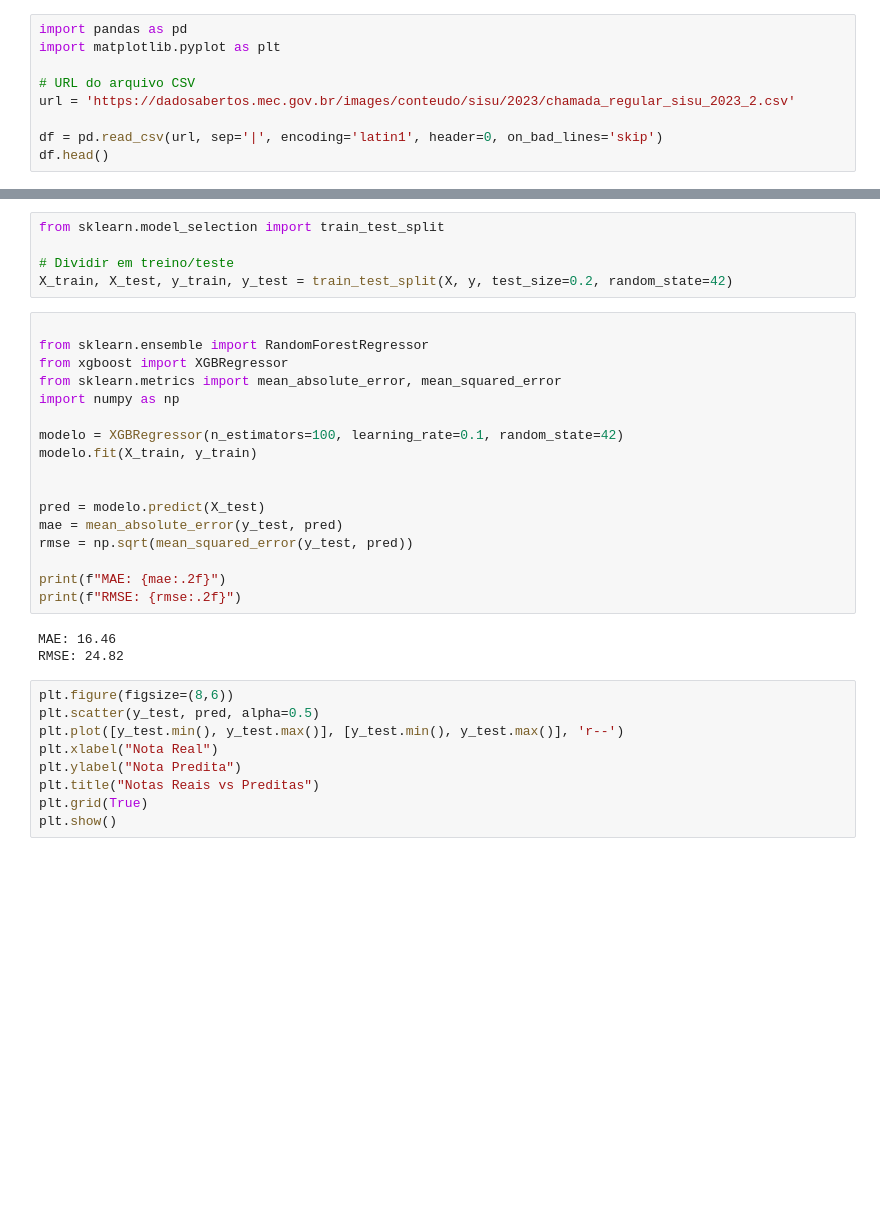
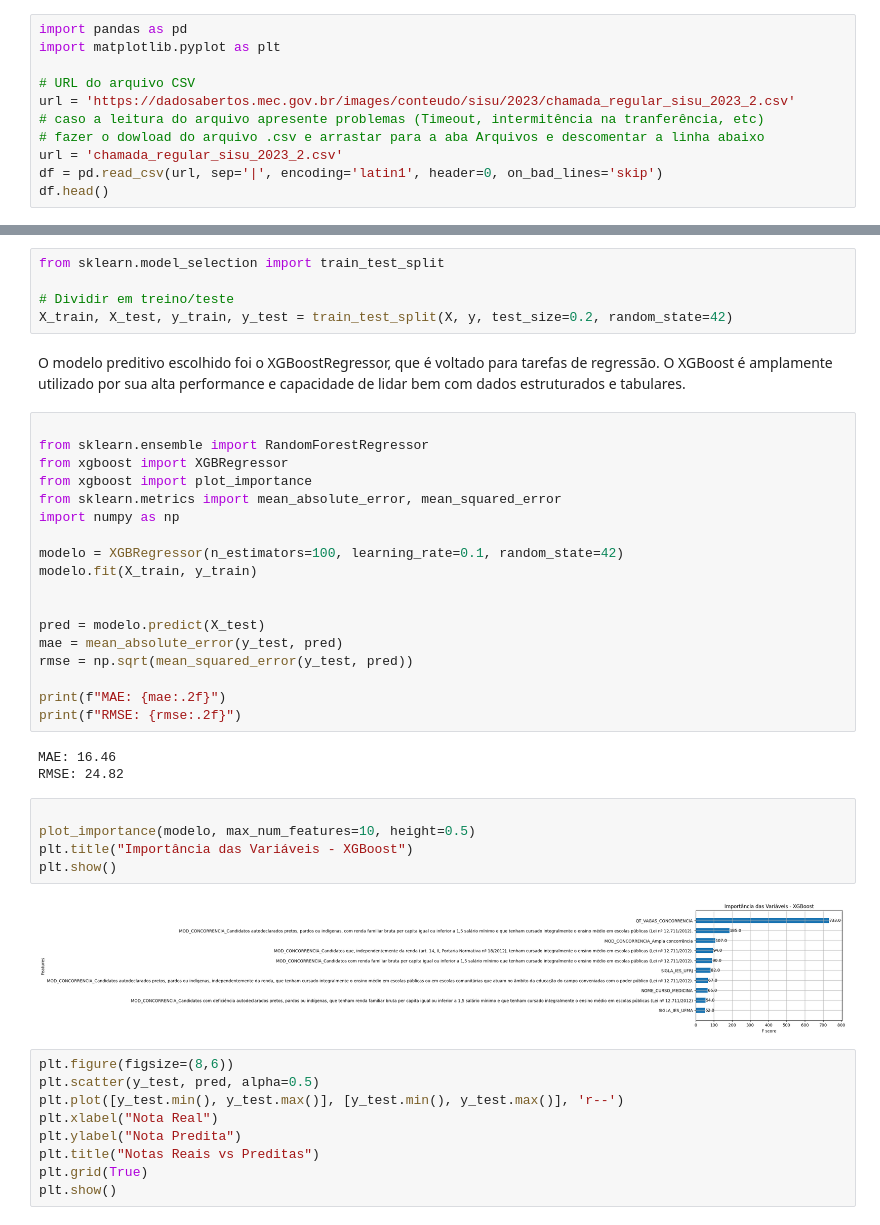
Before and after one commit to marcelohek/3MLET_Fase_3_Tech_Challenge_rm358953, a Jupyter notebook: Preditor_Nota_Corte_SISU.ipynb, the cells around one changed output, grey strips where cells are left out. Cells and saved outputs as stored; diff of their text form; blank space fills up the shorter version.

```diff
--- a/Preditor_Nota_Corte_SISU.ipynb
+++ b/Preditor_Nota_Corte_SISU.ipynb
@@ -4,7 +16,9 @@ import matplotlib.pyplot as plt
 
 # URL do arquivo CSV
 url = 'https://dadosabertos.mec.gov.br/images/conteudo/sisu/2023/chamada_regular_sisu_2023_2.csv'
-
+# caso a leitura do arquivo apresente problemas (Timeout, intermitência na tranferência, etc)
+# fazer o dowload do arquivo .csv e arrastar para a aba Arquivos e descomentar a linha abaixo
+url = 'chamada_regular_sisu_2023_2.csv'
 df = pd.read_csv(url, sep='|', encoding='latin1', header=0, on_bad_lines='skip')
 df.head()
 # %% [output]
@@ -123,10 +147,13 @@ from sklearn.model_selection import train_test_split
 
 # Dividir em treino/teste
 X_train, X_test, y_train, y_test = train_test_split(X, y, test_size=0.2, random_state=42)
+# %% [markdown]
+O modelo preditivo escolhido foi o XGBoostRegressor, que é voltado para tarefas de regressão. O XGBoost é amplamente utilizado por sua alta performance e capacidade de lidar bem com dados estruturados e tabulares.
 # %%
 
 from sklearn.ensemble import RandomForestRegressor
 from xgboost import XGBRegressor
+from xgboost import plot_importance
 from sklearn.metrics import mean_absolute_error, mean_squared_error
 import numpy as np
 
@@ -143,6 +170,13 @@ print(f"RMSE: {rmse:.2f}")
 # %% [output]
 MAE: 16.46
 RMSE: 24.82
+# %%
+
+plot_importance(modelo, max_num_features=10, height=0.5)
+plt.title("Importância das Variáveis - XGBoost")
+plt.show()
+# %% [output]
+[figure, added]
 # %%
 plt.figure(figsize=(8,6))
 plt.scatter(y_test, pred, alpha=0.5)
```
Also changed, not shown: parts of 7 cells of this notebook.
